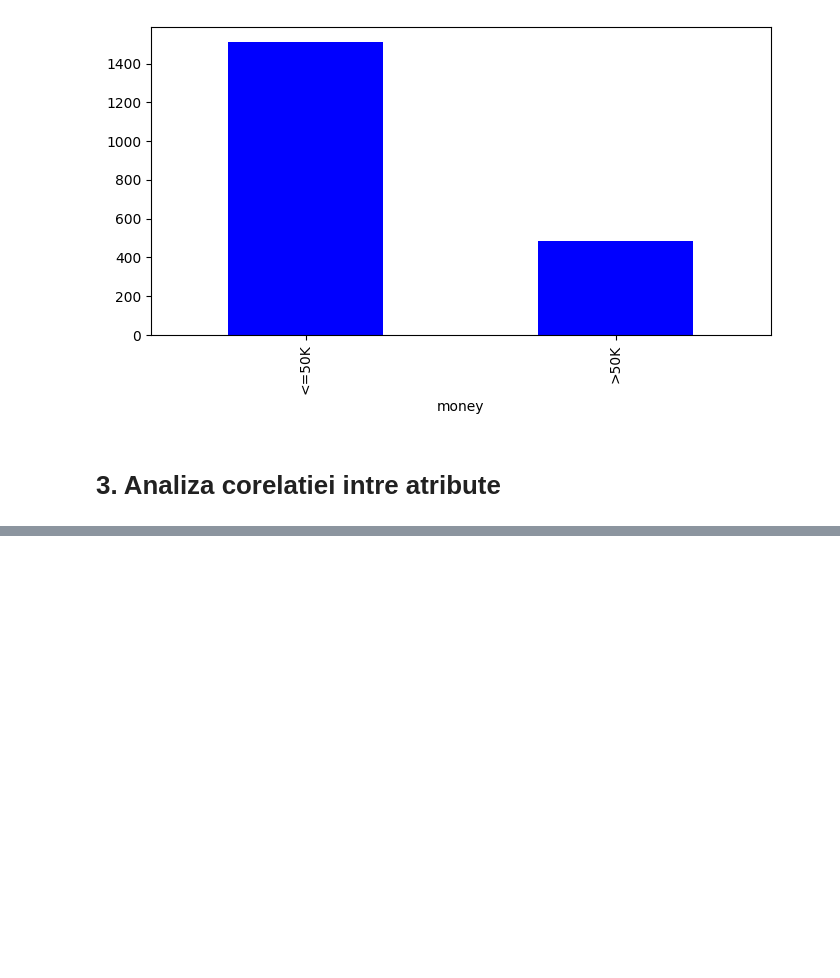
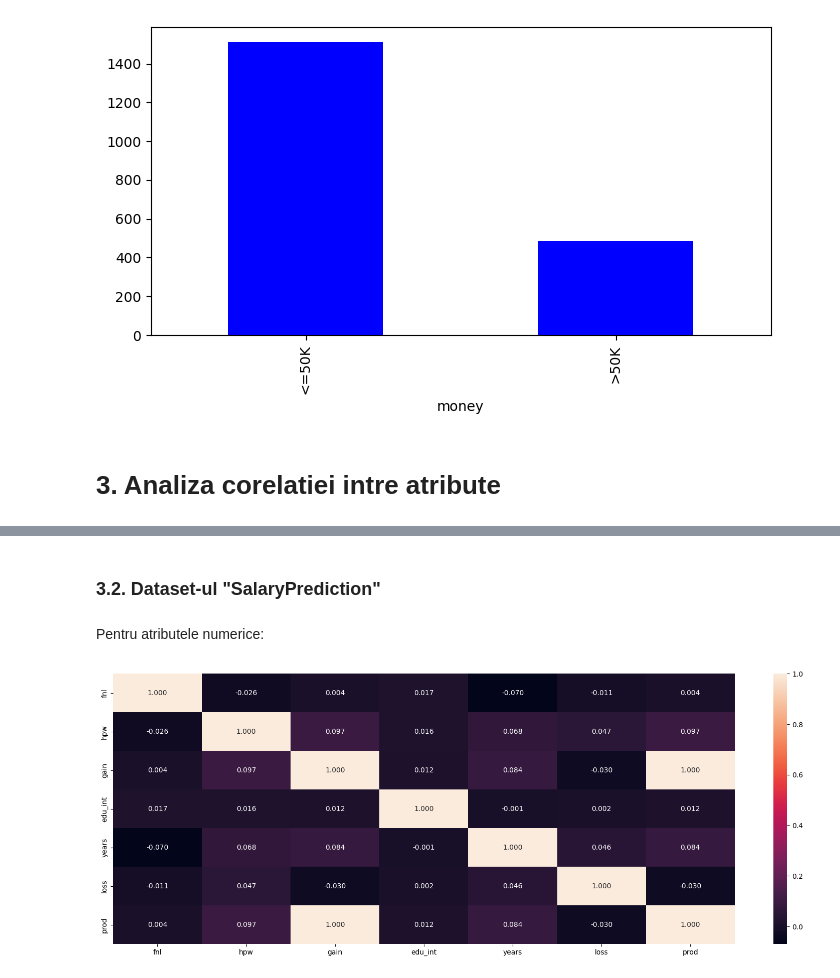
Before and after one commit to AlexLicuriceanu/inteligenta-artificiala, a Jupyter notebook: tema2-ml-aplicat/predictions.ipynb, the cells around one changed output, grey strips where cells are left out. Saved outputs shown, nothing was run; the diff lists cells and outputs as text; code cells hidden in the pictures; blank space fills up the shorter version.

```diff
--- a/tema2-ml-aplicat/predictions.ipynb
+++ b/tema2-ml-aplicat/predictions.ipynb
@@ -263,0 +301,9 @@ sp_test_df['money'].value_counts().plot(kind='bar', figsize=(8, 4), color='b')
+# %% [markdown]
+### 3.2. Dataset-ul "SalaryPrediction"
+# %% [markdown]
+Pentru atributele numerice:
+# %%
+sns.heatmap(data=sp_df.select_dtypes(include=['number']).corr(method='pearson'), annot=True, fmt='.3f')
+plt.rcParams['figure.figsize'] = [20, 7]
+# %% [output]
+[figure, added]
```
Also changed, not shown: parts of 20 cells of this notebook.
